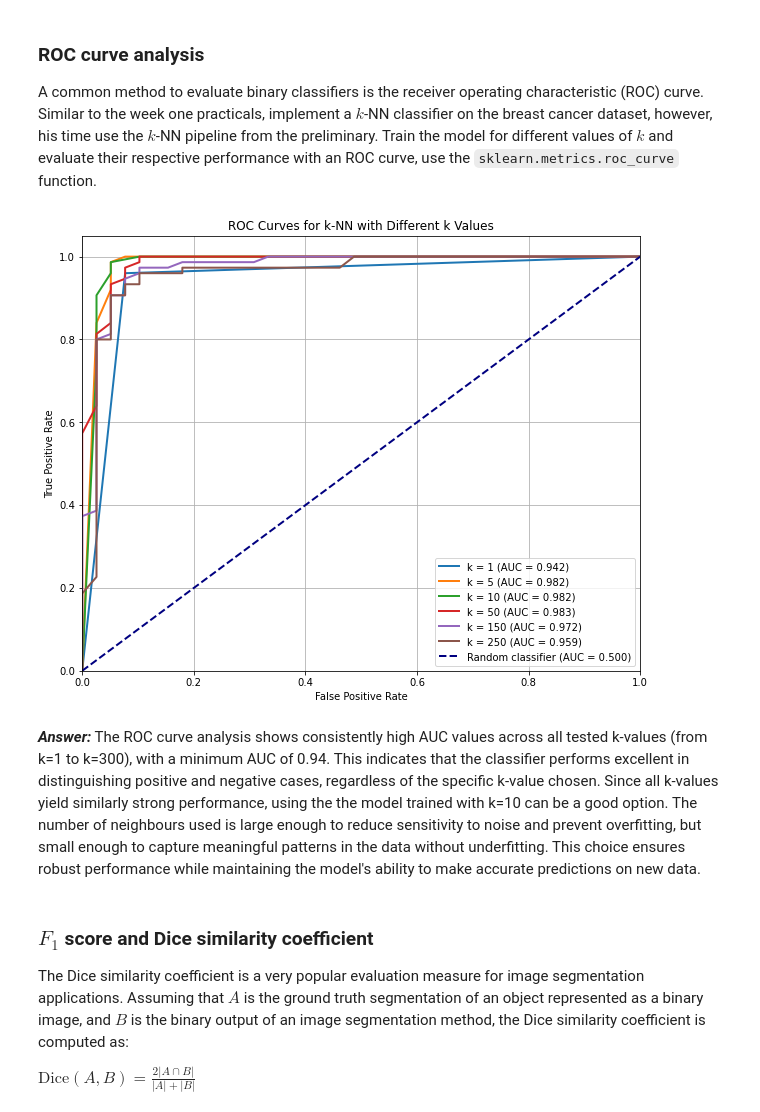
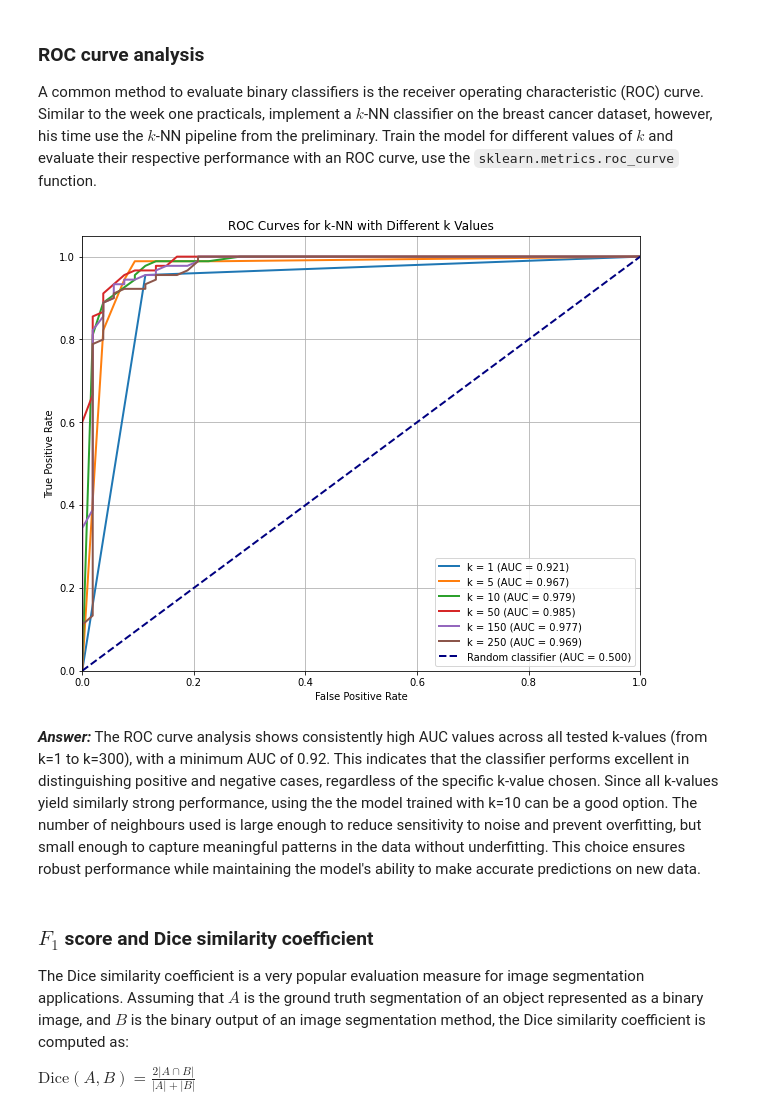
Before and after one commit to lucazini03/ml-for-medical-imaging, a Jupyter notebook: week_2_ROCcurve.ipynb, the cells around one changed output. Drawn from its saved outputs; the diff is of its cells as text; code cells hidden in the pictures.

```diff
--- a/week_2_ROCcurve.ipynb
+++ b/week_2_ROCcurve.ipynb
@@ -162,22 +162,24 @@ A common method to evaluate binary classifiers is the receiver operating charact
 # %%
 # Import function to plot ROC curves for different k values
 import sys
 sys.path.append('code/')
-from knn_roc import plot_knn_roc_curves
+from knn_roc import *
 
-# split into training and test set without stratification to see effect of distribution shift with a different random state
+# split into training and test set with a different random state
 X = breast_cancer.data
 y = breast_cancer.target
-X_train, X_test, y_train, y_test = train_test_split(X, y, test_size=0.2, random_state=43)
+X_train, X_test, y_train, y_test = train_test_split(X, y, stratify=y, random_state=43)
 
 # make a list of the k-values you want to test
 k_values = [1, 5, 10, 50, 150, 250]
 
-plot_knn_roc_curves(X_train, X_test, y_train, y_test, k_values)
+# retrieve ROC data and plot ROC curves
+roc_data_knn = get_knn_roc_data(X_train, X_test, y_train, y_test, k_values)
+plot_knn_roc_curves(roc_data_knn)
 # %% [output]
-[figure, old version]
+[figure, new version]
 # %% [markdown]
-***Answer:*** The ROC curve analysis shows consistently high AUC values across all tested k-values (from k=1 to k=300), with a minimum AUC of 0.94. This indicates that the classifier performs excellent in distinguishing positive and negative cases, regardless of the specific k-value chosen. Since all k-values yield similarly strong performance, using the the model trained with k=10 can be a good option. The number of neighbours used is large enough to reduce sensitivity to noise and prevent overfitting, but small enough to capture meaningful patterns in the data without underfitting. This choice ensures robust performance while maintaining the model's ability to make accurate predictions on new data.
+***Answer:*** The ROC curve analysis shows consistently high AUC values across all tested k-values (from k=1 to k=300), with a minimum AUC of 0.92. This indicates that the classifier performs excellent in distinguishing positive and negative cases, regardless of the specific k-value chosen. Since all k-values yield similarly strong performance, using the the model trained with k=10 can be a good option. The number of neighbours used is large enough to reduce sensitivity to noise and prevent overfitting, but small enough to capture meaningful patterns in the data without underfitting. This choice ensures robust performance while maintaining the model's ability to make accurate predictions on new data.
 # %% [markdown]
 ### $F_1$ score and Dice similarity coefficient
 
```
Also changed, not shown: 1 other file.
